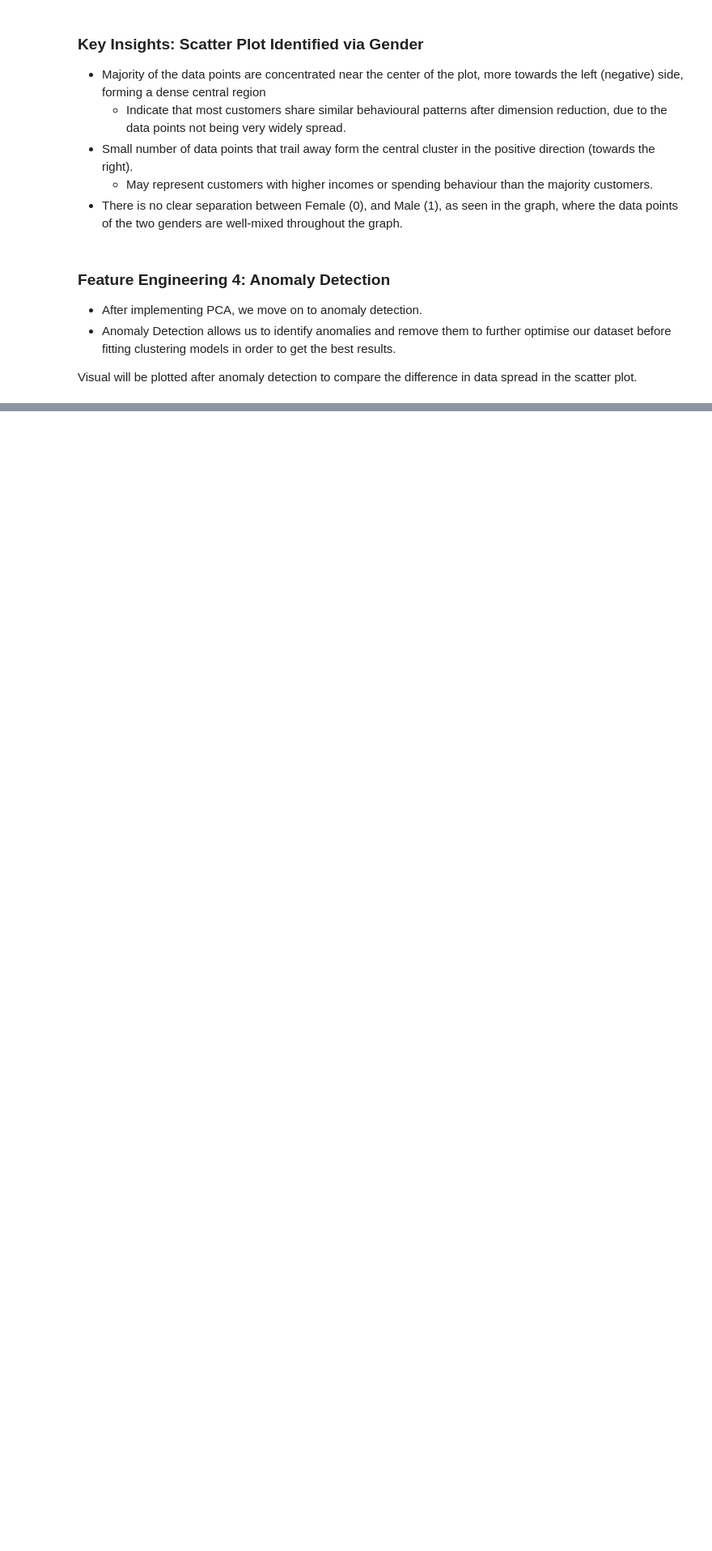
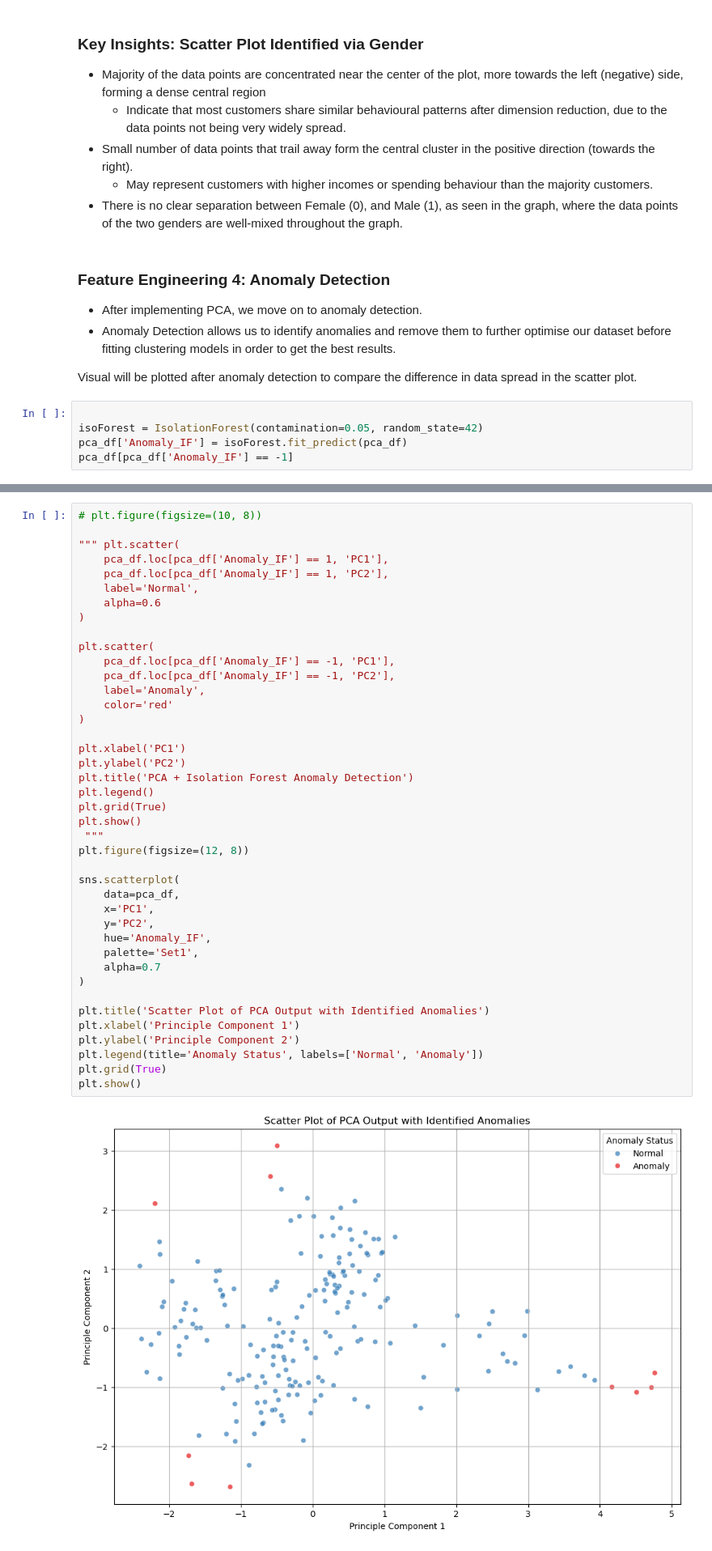
Before and after one commit to Cayden08/AIML, a Jupyter notebook: CA2/p2510893_CA2_PartA_Cayden.ipynb, the cells around one changed output, grey strips where cells are left out. Shown at 81% size. Saved outputs shown, nothing was run; the diff lists cells and outputs as text; blank space fills up the shorter version.

Commit message:
Anomaly detection using pca + isolation forest and did the graph showing the anomalies in the scatter plot.

```diff
--- a/CA2/p2510893_CA2_PartA_Cayden.ipynb
+++ b/CA2/p2510893_CA2_PartA_Cayden.ipynb
@@ -557,3 +558,8 @@ plt.show()
 - Anomaly Detection allows us to identify anomalies and remove them to further optimise our dataset before fitting clustering models in order to get the best results.
 
 Visual will be plotted after anomaly detection to compare the difference in data spread in the scatter plot.
+# %%
+
+isoForest = IsolationForest(contamination=0.05, random_state=42)
+pca_df['Anomaly_IF'] = isoForest.fit_predict(pca_df)
+pca_df[pca_df['Anomaly_IF'] == -1]
@@ -559,0 +583,43 @@ Visual will be plotted after anomaly detection to compare the difference in data
+# %%
+# plt.figure(figsize=(10, 8))
+
+""" plt.scatter(
+    pca_df.loc[pca_df['Anomaly_IF'] == 1, 'PC1'],
+    pca_df.loc[pca_df['Anomaly_IF'] == 1, 'PC2'],
+    label='Normal',
+    alpha=0.6
+)
+
+plt.scatter(
+    pca_df.loc[pca_df['Anomaly_IF'] == -1, 'PC1'],
+    pca_df.loc[pca_df['Anomaly_IF'] == -1, 'PC2'],
+    label='Anomaly',
+    color='red'
+)
+
+plt.xlabel('PC1')
+plt.ylabel('PC2')
+plt.title('PCA + Isolation Forest Anomaly Detection')
+plt.legend()
+plt.grid(True)
+plt.show()
+ """
+plt.figure(figsize=(12, 8))
+
+sns.scatterplot(
+    data=pca_df,
+    x='PC1',
+    y='PC2',
+    hue='Anomaly_IF',
+    palette='Set1',
+    alpha=0.7
+)
+
+plt.title('Scatter Plot of PCA Output with Identified Anomalies')
+plt.xlabel('Principle Component 1')
+plt.ylabel('Principle Component 2')
+plt.legend(title='Anomaly Status', labels=['Normal', 'Anomaly'])
+plt.grid(True)
+plt.show()
+# %% [output]
+[figure, added]
```
Also changed, not shown: parts of 3 cells of this notebook, 1 other file.
